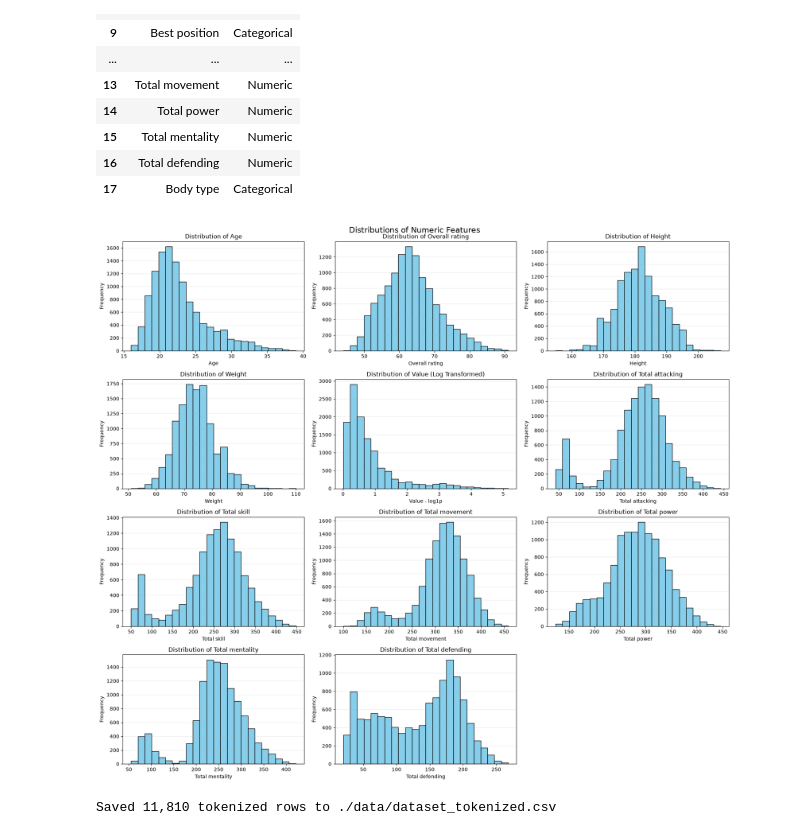
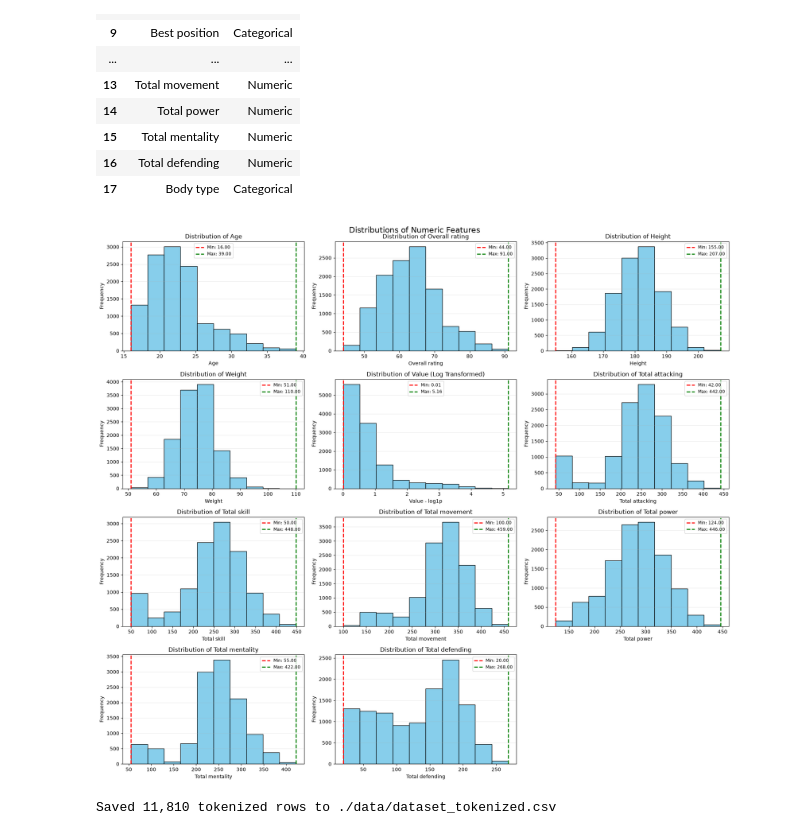
Before and after one commit to Cahoii/playerSimilarity_LDM, a Jupyter notebook: main.ipynb, the cells around one changed output. Drawn from its saved outputs; the diff is of its cells as text; code cells hidden in the pictures.

```diff
--- a/main.ipynb
+++ b/main.ipynb
@@ -205,36 +205,48 @@ number_of_columns = 3
 number_of_rows = int(np.ceil(len(numeric_columns) / number_of_columns))
 fig, axes = plt.subplots(
     number_of_rows,
     number_of_columns,
     figsize=(18, 4 * number_of_rows),
 )
 axes = np.asarray(axes).reshape(-1)
 
 for axis, column in zip(axes, numeric_columns):
+    col_data = numeric_data[column].dropna()
+
+    # Vẽ biểu đồ Histogram
     axis.hist(
-        numeric_data[column].dropna(),
-        bins=24,
+        col_data,
+        bins=10,
         color="skyblue",
         edgecolor="black",
     )
+
+    # Đánh dấu (highlight) Min và Max
+    if not col_data.empty:
+        min_val = col_data.min()
+        max_val = col_data.max()
+        axis.axvline(min_val, color="red", linestyle="dashed", linewidth=2, label=f"Min: {min_val:.2f}")
+        axis.axvline(max_val, color="green", linestyle="dashed", linewidth=2, label=f"Max: {max_val:.2f}")
+        axis.legend(fontsize="small", loc="best")
+
     axis_title = f"Distribution of {column}"
     axis_label = column
     if column in log_transformed_columns:
         axis_title += " (Log Transformed)"
         axis_label += " - log1p"
     axis.set_title(axis_title)
     axis.set_xlabel(axis_label)
     axis.set_ylabel("Frequency")
     axis.grid(axis="y", alpha=0.25)
 
 for axis in axes[len(numeric_columns):]:
     axis.set_visible(False)
 
 fig.suptitle("Distributions of Numeric Features", fontsize=16)
 fig.tight_layout()
 plt.show()
 # %% [output]
-[figure, old version]
+[figure, new version]
 # %%
 # Create a separate CSV with prefixed categorical values and tokenized numeric values.
 categorical_prefixes = {
```
Also changed, not shown: parts of 2 cells of this notebook, 1 other file.
